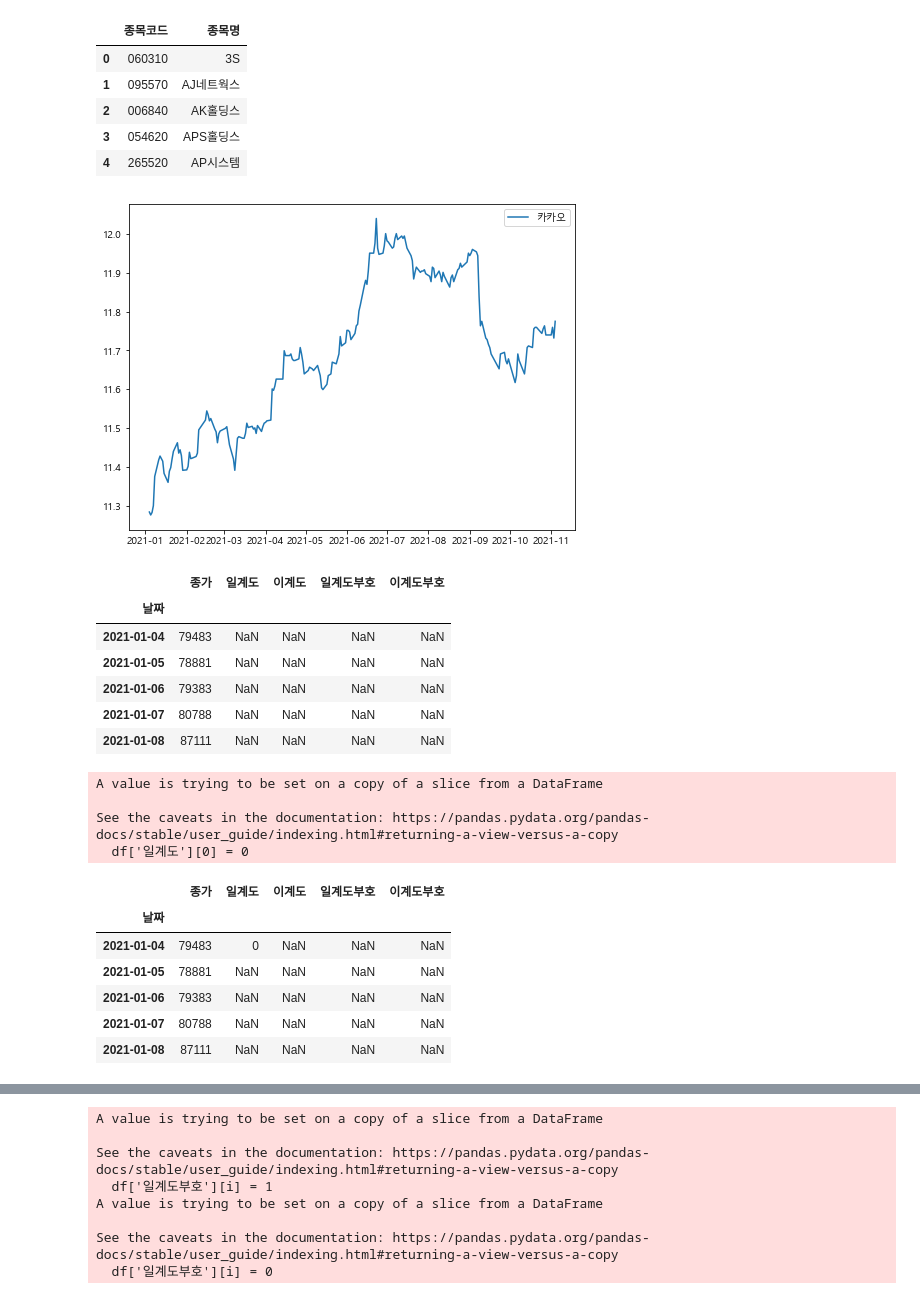
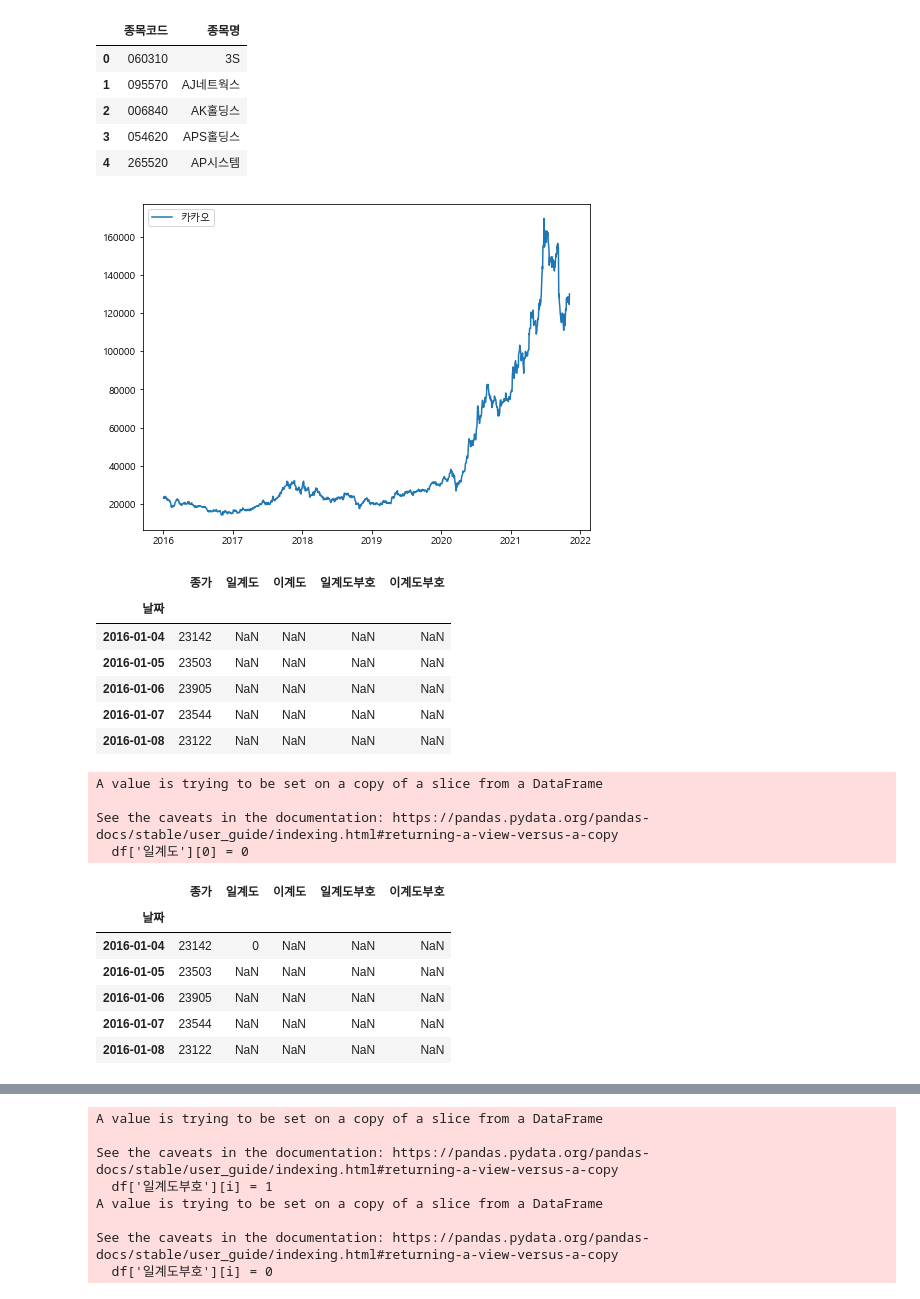
Before and after one commit to ghdakrk/Study_quant, a Jupyter notebook: momentum.ipynb, the cells around one changed output, grey strips where cells are left out. Saved outputs shown, nothing was run; the diff lists cells and outputs as text; code cells hidden in the pictures.

```diff
--- a/momentum.ipynb
+++ b/momentum.ipynb
@@ -31,20 +31,20 @@ stock_list.head()
 | 4 | 265520 | AP시스템 |
 # %%
 name = '카카오'
-fromdate = str(20210101)
+fromdate = str(20160101)
 todate = str(20211104)
 
 ticker1 = stock_list.loc[stock_list['종목명']== name, '종목코드']
 df1 = stock.get_market_ohlcv_by_date(fromdate=fromdate, todate=todate, ticker=ticker1)
 
-data = np.log(df1['종가'])
+data = df1['종가']
 
 plt.figure(figsize=(8, 6))
 plt.plot(data)
 plt.legend([f'{name}'])
 plt.show()
 # %% [output]
-[figure, old version]
+[figure, new version]
 # %%
 seri = df1['종가']
 # %%
@@ -53,11 +53,11 @@ df.head()
 # %% [output]
 |  | 종가 | 일계도 | 이계도 | 일계도부호 | 이계도부호 |
 | 날짜 |  |  |  |  |  |
-| 2021-01-04 | 79483 | NaN | NaN | NaN | NaN |
-| 2021-01-05 | 78881 | NaN | NaN | NaN | NaN |
-| 2021-01-06 | 79383 | NaN | NaN | NaN | NaN |
-| 2021-01-07 | 80788 | NaN | NaN | NaN | NaN |
-| 2021-01-08 | 87111 | NaN | NaN | NaN | NaN |
+| 2016-01-04 | 23142 | NaN | NaN | NaN | NaN |
+| 2016-01-05 | 23503 | NaN | NaN | NaN | NaN |
+| 2016-01-06 | 23905 | NaN | NaN | NaN | NaN |
+| 2016-01-07 | 23544 | NaN | NaN | NaN | NaN |
+| 2016-01-08 | 23122 | NaN | NaN | NaN | NaN |
 # %%
 df['일계도'][0] = 0
 df.head()
@@ -68,11 +68,11 @@ See the caveats in the documentation: https://pandas.pydata.org/pandas-docs/stab
   df['일계도'][0] = 0
 |  | 종가 | 일계도 | 이계도 | 일계도부호 | 이계도부호 |
 | 날짜 |  |  |  |  |  |
-| 2021-01-04 | 79483 | 0 | NaN | NaN | NaN |
-| 2021-01-05 | 78881 | NaN | NaN | NaN | NaN |
-| 2021-01-06 | 79383 | NaN | NaN | NaN | NaN |
-| 2021-01-07 | 80788 | NaN | NaN | NaN | NaN |
-| 2021-01-08 | 87111 | NaN | NaN | NaN | NaN |
+| 2016-01-04 | 23142 | 0 | NaN | NaN | NaN |
+| 2016-01-05 | 23503 | NaN | NaN | NaN | NaN |
+| 2016-01-06 | 23905 | NaN | NaN | NaN | NaN |
+| 2016-01-07 | 23544 | NaN | NaN | NaN | NaN |
+| 2016-01-08 | 23122 | NaN | NaN | NaN | NaN |
 # %%
 for i in range(1, len(seri)):
     df['일계도'][i] = df['종가'][i] - df['종가'][i-1]
```
Also changed, not shown: parts of 30 cells of this notebook, 1 other file.
